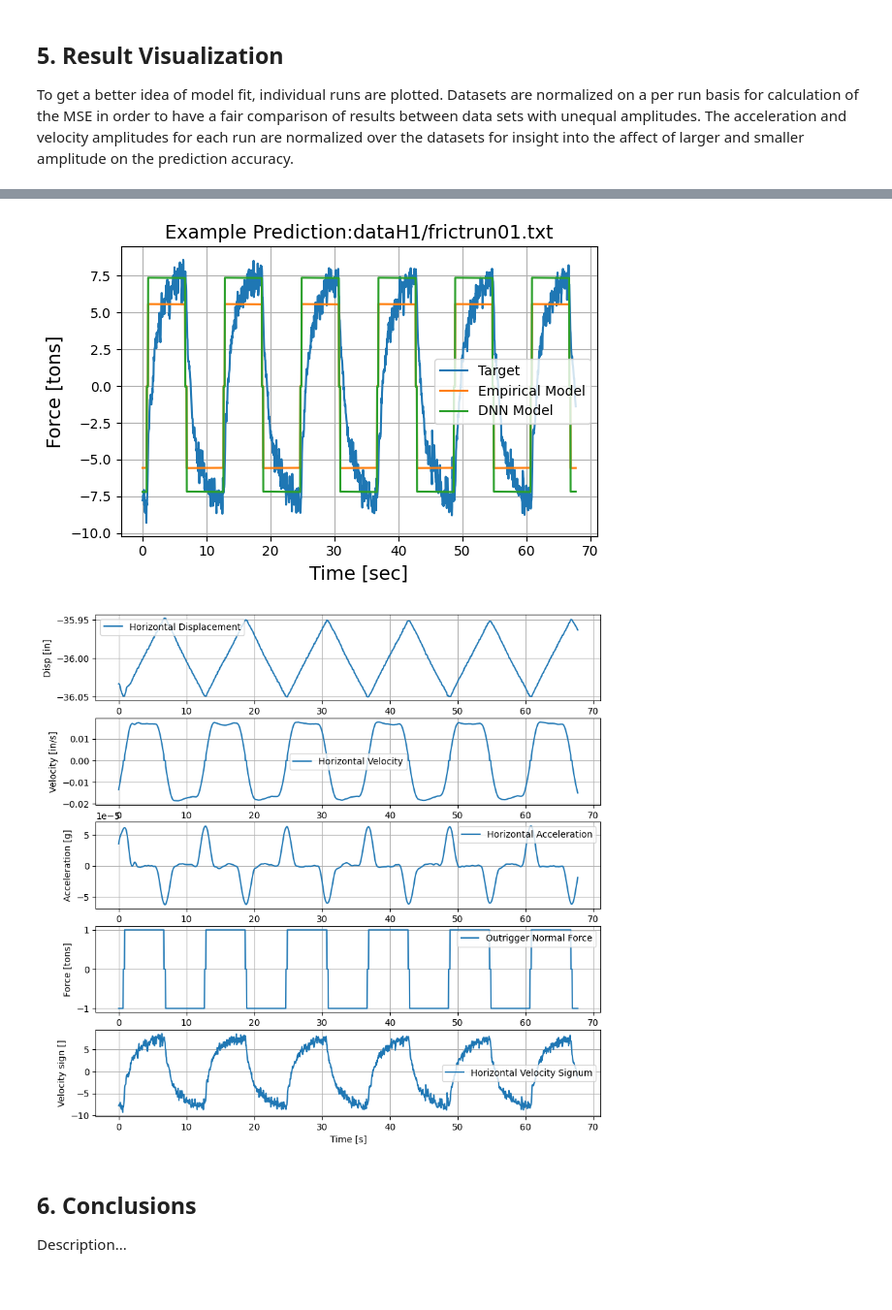
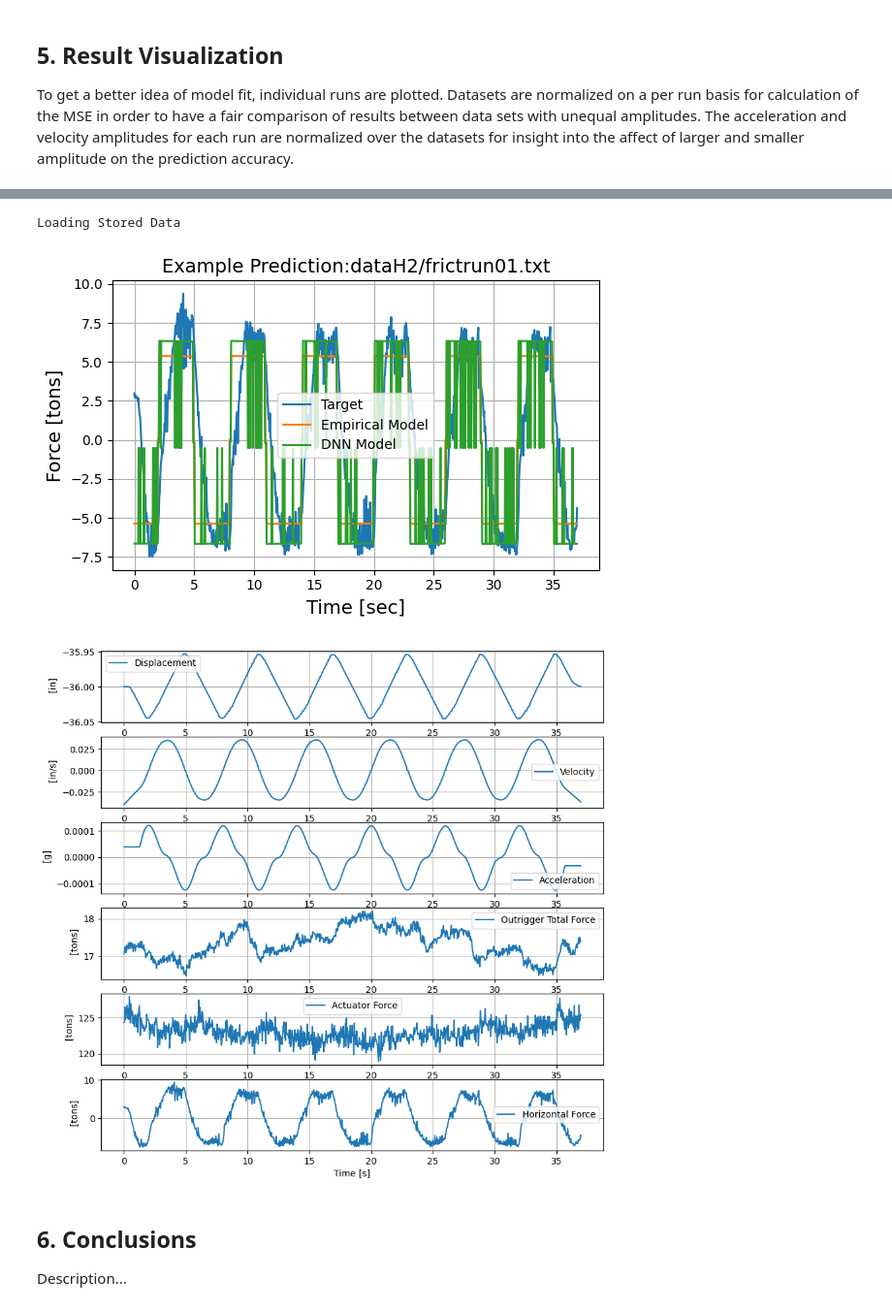
Before and after one commit to Kaylaerler/Structural-Insights-with-ML, a Jupyter notebook: Case 2. DNN.ipynb, the cells around one changed output, grey strips where cells are left out. Shown at 97% size. Saved outputs shown, nothing was run; the diff lists cells and outputs as text; code cells hidden in the pictures.

```diff
--- a/Case 2. DNN.ipynb
+++ b/Case 2. DNN.ipynb
@@ -129,11 +121,6 @@ Run the following block to call the load_data_set function and save the paramete
 # %%
 # load data set from individual testing files or with preprocessed data
-signals_test, signals_train_val, signals_train, signals_val, norm_params, force_SRMD_test = preprocess_data.load_data_set(
-    norm_params_directory = norm_params_path,
-    model_type = model_type,
-    data_stored = data_stored,
-    store_data = save_results,
-    normalize_data_set = normalize_data_set)
+signals_library = preprocess_data.load_data_set(path_names['data'])
 # %% [output]
 Loading Stored Data
 # %% [markdown]
@@ -196,18 +200,15 @@ KeyError: 'hidden_neurons'
 The final mode possible for this notebook is loading a pre-trained model. It is neccesary to have the hyperparameter configuration file corresponding to the trained model loaded in order to initialize the network. Once the model has been loaded, the user can predict on any given dataset that matches the number of features provided in the initial model. The interactive plots in the next section will be viewable to see model trends.
 # %%
 if notebook_mode == 3:
-    model = DNN_functions.initiate_saved_model(saved_hyper_path, saved_model_path)
+    model = DNN_functions.initiate_saved_model(path_names['saved_hypers'], path_names['saved_model'], signals_library[0]['data'])
 # %% [markdown]
 ## 5. Result Visualization <a class="anchor" id="fifth-bullet">
 To get a better idea of model fit, individual runs are plotted. Datasets are normalized on a per run basis for calculation of the MSE in order to have a fair comparison of results between data sets with unequal amplitudes. The acceleration and velocity amplitudes for each run are normalized over the datasets for insight into the affect of larger and smaller amplitude on the prediction accuracy.
 # %%
-importlib.reload(post_process)
-importlib.reload(preprocess_data)
-importlib.reload(DNN_functions)
-MSE, MAE, MSE_empirical, MAE_empirical, data, Ax_Median, Vx_Median = post_process.test_scores(
-    model      = model.cpu(),
+norm_params = np.load(path_names['norm_params'], allow_pickle = True)
+empirical_output, model_output = post_process.test_scores(
+    model = model,
     model_type = model_type,
-    norm_params  = norm_params)
-
-post_process.model_per_run_scoring(MSE, Vx_Median, Ax_Median, MSE_empirical, model_name = model_type + " Model")
+    norm_params = norm_params)
+post_process.model_per_run_scoring(empirical_output, model_output, model_name = model_type + " Model")
 # %% [output]
@@ -215,12 +217,16 @@ post_process.model_per_run_scoring(MSE, Vx_Median, Ax_Median, MSE_empirical, mod
 # %%
-prediction, empirical_prediction, signals, time, run_name = data[40]
-
 # target and prediction plot
-post_process.plot_prediction(time, signals, empirical_prediction, prediction, run_name, model_name = model_type + " Model")
-post_process.plot_signals(signals, time)
+test = 22
+post_process.plot_prediction(empirical_prediction = empirical_output[test]['prediction'],
+                             model_prediction = model_output[test]['prediction'],
+                            signals = signals_library[test]['data'],
+                            model_name = model_type + ' Model',
+                            run_name = signals_library[test]['test'])
+post_process.plot_signals(test)
 # %% [output]
+Loading Stored Data
-[figure, old version]
+[figure, new version]
-[figure, old version]
+[figure, new version]
 # %% [markdown]
 ## 6. Conclusions <a class="anchor" id="sixth-bullet">
 Description...
```
Also changed, not shown: parts of 6 cells of this notebook, 15 other files.
